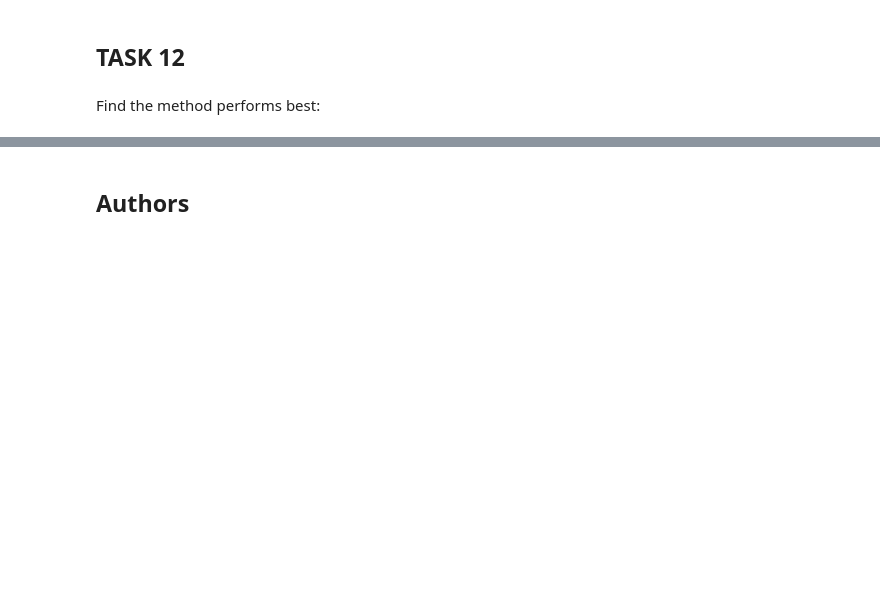
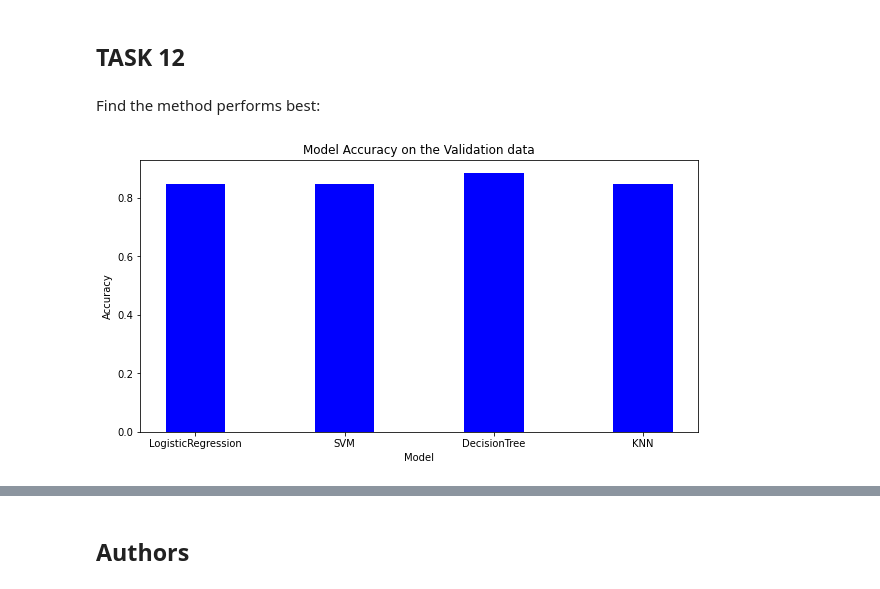
Before and after one commit to Gary199309/Applied_Data_Science_Capstone, a Jupyter notebook: Machine Learning Prediction.ipynb, the cells around one changed output, grey strips where cells are left out. Cells and saved outputs as stored; diff of their text form; code cells hidden in the pictures; blank space fills up the shorter version.

```diff
--- a/Machine Learning Prediction.ipynb
+++ b/Machine Learning Prediction.ipynb
@@ -342,6 +342,27 @@ plot_confusion_matrix(Y_test,yhat)
 ## TASK  12
 # %% [markdown]
 Find the method performs best:
+# %%
+import numpy as np
+import matplotlib.pyplot as plt
+
+Data = {'LogisticRegression':logreg_cv.best_score_, 'SVM':svm_cv.best_score_, 'DecisionTree':tree_cv.best_score_,
+        'KNN':knn_cv.best_score_}
+Models = ['LogisticRegression', 'SVM', 'DecisionTree', 'KNN']
+values = (logreg_cv.best_score_, svm_cv.best_score_, tree_cv.best_score_, knn_cv.best_score_)
+
+fig = plt.figure(figsize = (10, 5))
+
+# creating the bar plot
+plt.bar(Models, values, color ='Blue',
+        width = 0.4)
+
+plt.xlabel("Model")
+plt.ylabel("Accuracy")
+plt.title("Model Accuracy on the Validation data")
+plt.show()
+# %% [output]
+[figure, added]
 # %%
 algorithms = {'KNN':knn_cv.best_score_,'Tree':tree_cv.best_score_,'LogisticRegression':logreg_cv.best_score_,'SVM':svm_cv.best_score_}
 bestalgorithm = max(algorithms, key=algorithms.get)
```
Also changed, not shown: parts of 3 cells of this notebook.
